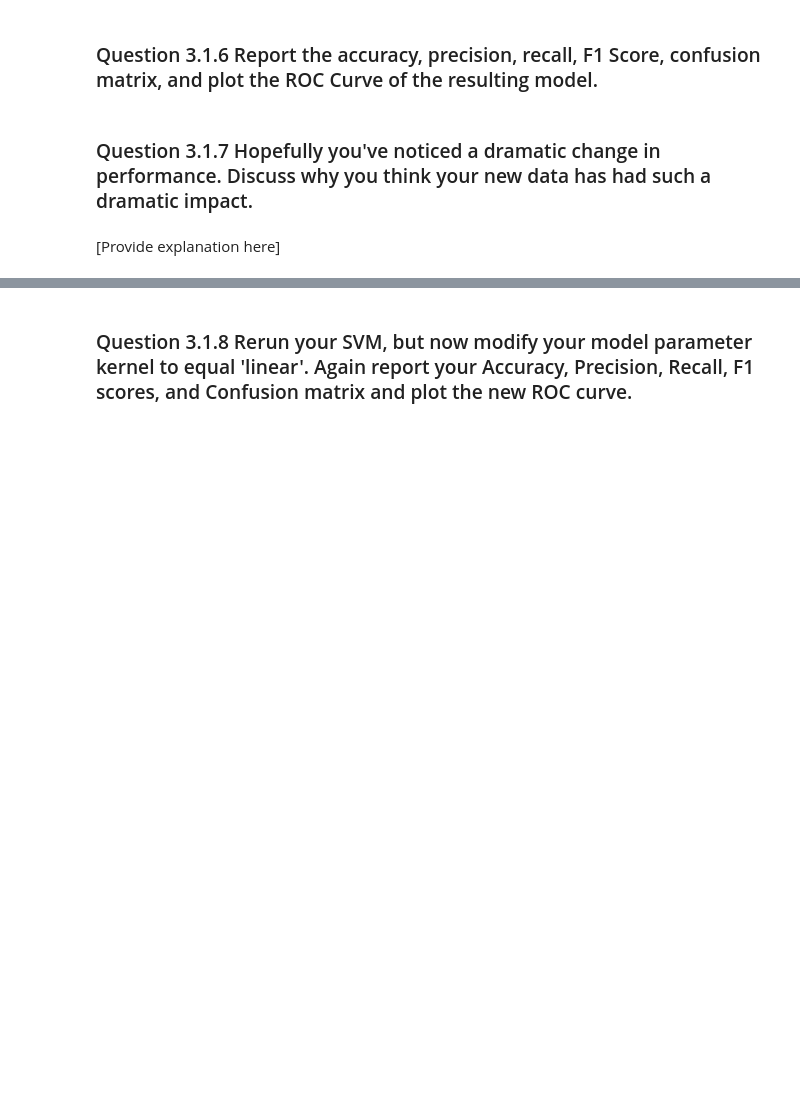
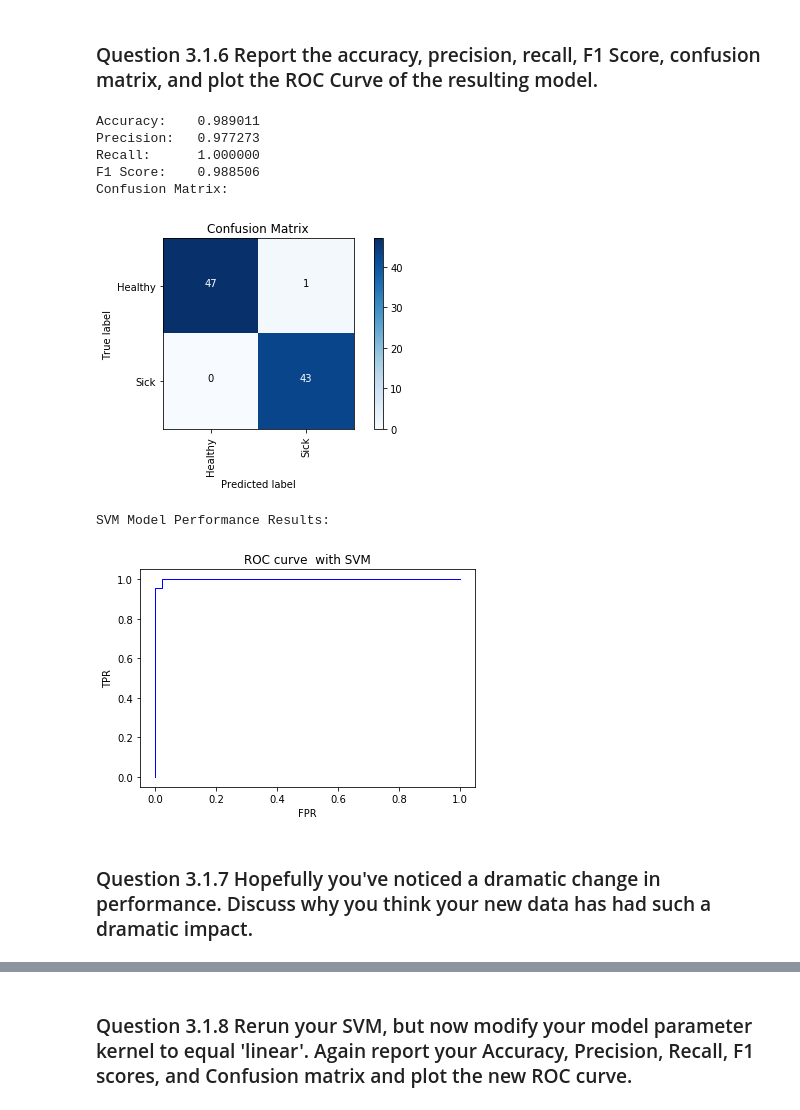
Before and after one commit to sdulaney/UCLA-CS-188-Data-Science-Fundamentals, a Jupyter notebook: proj2/Project_2/cs188_project2-Blank.ipynb, the cells around one changed output, grey strips where cells are left out. Saved outputs shown, nothing was run; the diff lists cells and outputs as text; code cells hidden in the pictures; blank space fills up the shorter version.

```diff
--- a/proj2/Project_2/cs188_project2-Blank.ipynb
+++ b/proj2/Project_2/cs188_project2-Blank.ipynb
@@ -583,8 +588,38 @@ draw_confusion_matrix(predicted, y_test, ["no sick", "sick"])
 # %% [markdown]
 ### Question 3.1.5 Rerun, using the exact same settings, only this time use your processed data as inputs.
+# %%
+# SVM
+from sklearn.svm import SVC
+svm = SVC(probability=True, gamma='auto')
+svm.fit(X_train_prepared, y_train_prepared)
+predicted_prepared = svm.predict(X_test_prepared)
+score_prepared = svm.predict_proba(X_test_prepared)
 # %% [markdown]
 ### Question 3.1.6 Report the accuracy, precision, recall, F1 Score, confusion matrix, and plot the ROC Curve of the resulting model.
+# %%
+print("%-12s %f" % ('Accuracy:', accuracy_score(y_test_prepared, predicted_prepared)))
+print("%-12s %f" % ('Precision:', precision_score(y_test_prepared, predicted_prepared)))
+print("%-12s %f" % ('Recall:', recall_score(y_test_prepared, predicted_prepared)))
+print("%-12s %f" % ('F1 Score:', f1_score(y_test_prepared, predicted_prepared)))
+print("Confusion Matrix:\n")
+draw_confusion_matrix(y_test_prepared, predicted_prepared, ["Healthy", "Sick"])
+
+print("SVM Model Performance Results:\n")
+fpr_svm_prepared, tpr_svm_prepared, thresholds_prepared = roc_curve(y_test_prepared, score_prepared[:, 1], pos_label=1)
+pyplot.figure(1)
+pyplot.plot(fpr_svm_prepared, tpr_svm_prepared, color='blue', lw=1)
+pyplot.title("ROC curve  with SVM")
+pyplot.xlabel('FPR')
+pyplot.ylabel('TPR')
+pyplot.show()
+# %% [output]
+Accuracy:    0.989011
+Precision:   0.977273
+Recall:      1.000000
+F1 Score:    0.988506
+Confusion Matrix:
+[figure, added]
+SVM Model Performance Results:
+[figure, added]
 # %% [markdown]
 ### Question 3.1.7 Hopefully you've noticed a dramatic change in performance. Discuss why you think your new data has had such a dramatic impact.
-# %% [markdown]
-[Provide explanation here]
```
Also changed, not shown: parts of 16 cells of this notebook.
